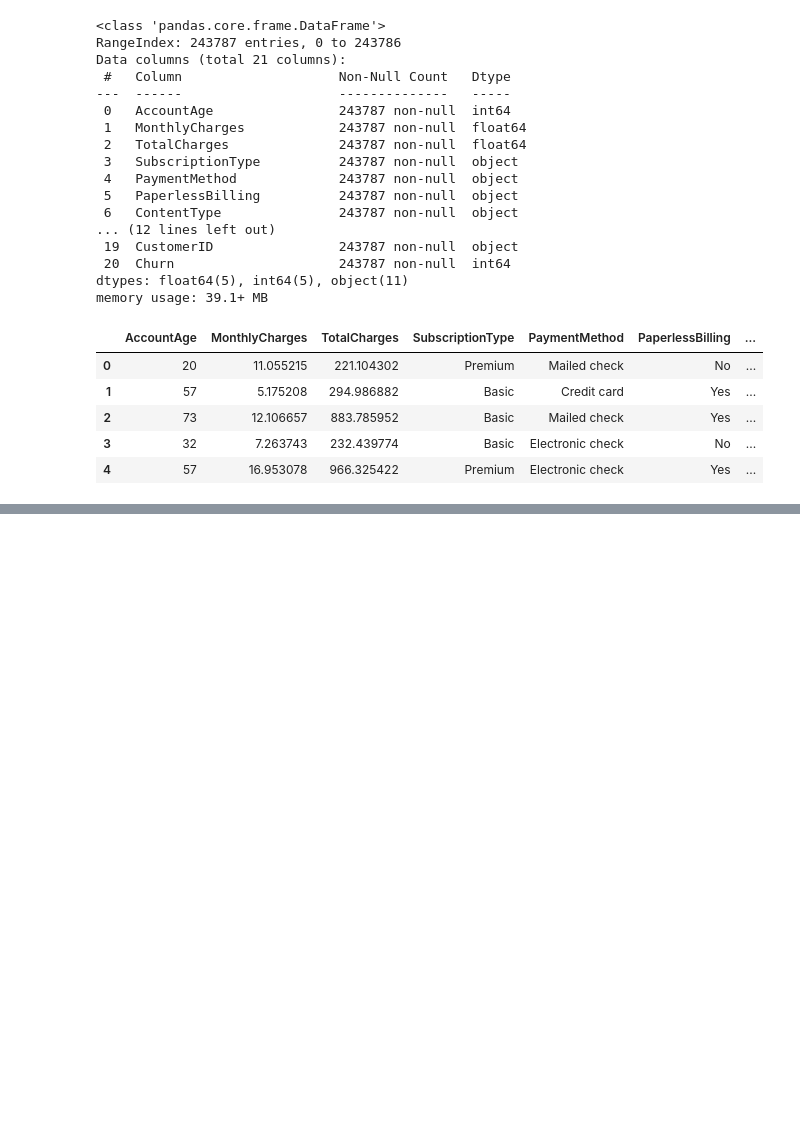
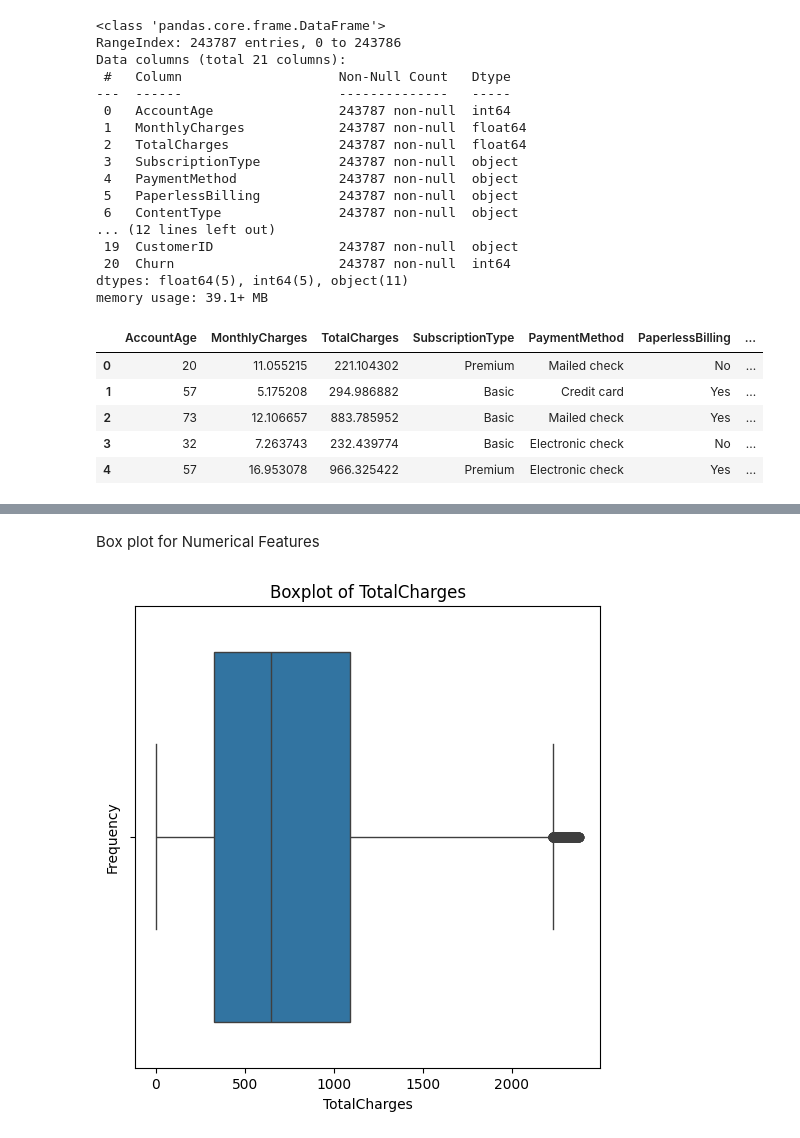
Before and after one commit to Vickayo04/Machine_Learning-Projects, a Jupyter notebook: ChurnPrediction_Challenge.ipynb, the cells around one changed output, grey strips where cells are left out. Drawn from its saved outputs; the diff is of its cells as text; code cells hidden in the pictures; blank space fills up the shorter version.

```diff
--- a/ChurnPrediction_Challenge.ipynb
+++ b/ChurnPrediction_Challenge.ipynb
@@ -67,0 +139,14 @@ for
+# %% [markdown]
+Box plot for Numerical Features
+# %%
+def plot_boxplot(df, column_name):
+  plt.figure(figsize=(6, 6))
+  sns.boxplot(x=column_name, data=df)
+  plt.title(f"Boxplot of {column_name}")
+  plt.xlabel(column_name)
+  plt.ylabel("Frequency")
+  plt.show()
+# %%
+plot_boxplot(df, 'TotalCharges')
+# %% [output]
+[figure, added]
```
Also changed, not shown: parts of 15 cells of this notebook.
